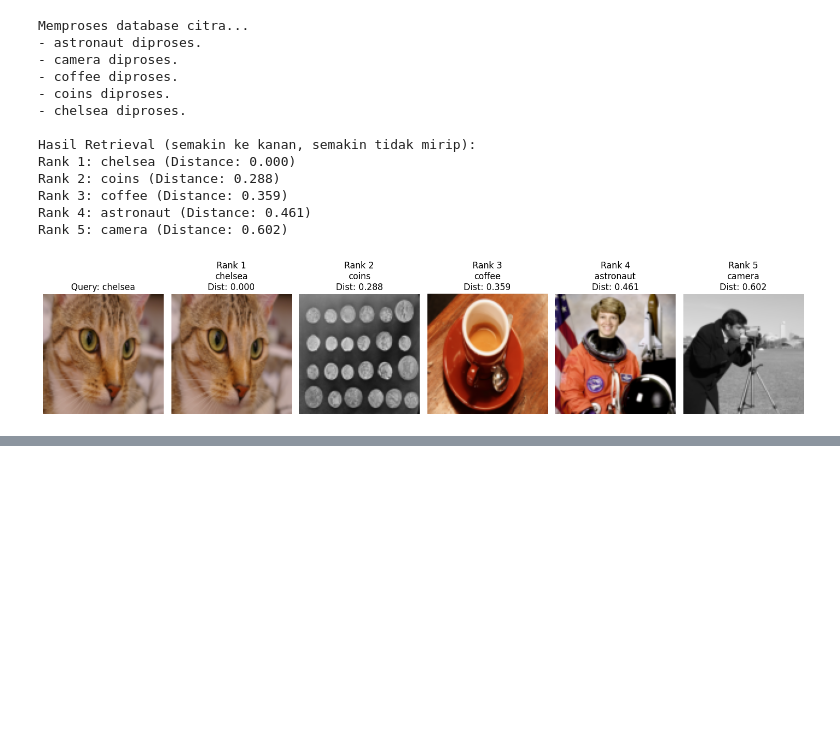
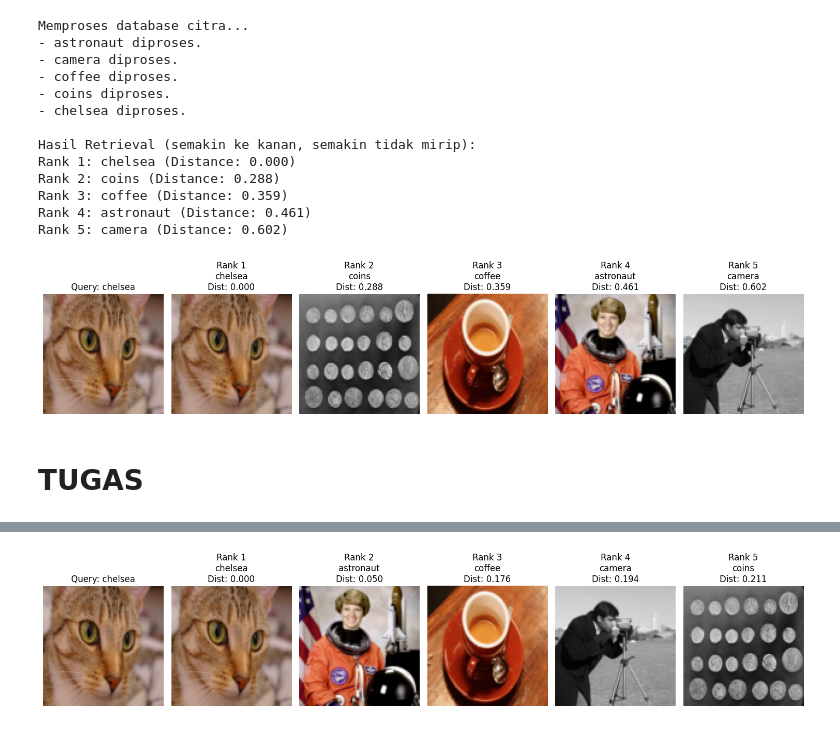
Before and after one commit to DanuAlamsyah/Pengolahan-Citra, a Jupyter notebook: Tugas5.ipynb, the cells around one changed output, grey strips where cells are left out. Cells and saved outputs as stored; diff of their text form; code cells hidden in the pictures; blank space fills up the shorter version.

```diff
--- a/Tugas5.ipynb
+++ b/Tugas5.ipynb
@@ -342,3 +341,75 @@ Rank 3: coffee (Distance: 0.359)
 Rank 4: astronaut (Distance: 0.461)
 Rank 5: camera (Distance: 0.602)
 [figure]
+# %% [markdown]
+# TUGAS
+# %%
+import numpy as np
+import matplotlib.pyplot as plt
+from skimage import data, io, color, transform, img_as_float
+from scipy.spatial import distance
+
+#fungsi hitung rata-rata warna RGB
+def calculate_mean_rgb(image):
+    #image dalam float [0,1]
+    if image.dtype != np.float32 and image.dtype != np.float64:
+        image = img_as_float(image)
+    mean_r = np.mean(image[:, :, 0])
+    mean_g = np.mean(image[:, :, 1])
+    mean_b = np.mean(image[:, :, 2])
+    return np.array([mean_r, mean_g, mean_b])
+
+#1.siapkan 'database' citra kecil dan citra query
+image_db_names = ["astronaut", "camera", "coffee", "coins", "chelsea"]
+database_images = []
+database_features = []
+
+print("Memproses database citra...")
+for name in image_db_names:
+    try:
+        img = getattr(data, name)()
+        #semua citra RGB
+        if img.ndim == 2:
+            img = color.gray2rgb(img)
+        img_resized = transform.resize(img, (100, 100), anti_aliasing=True)
+        database_images.append(img_resized)
+        feature_vector = calculate_mean_rgb(img_resized)
+        database_features.append(feature_vector)
+        print(f"- {name} diproses.")
+    except Exception as e:
+        print(f"Error memproses {name}: {e}")
+
+#pilih satu citra sebagai query
+query_image_name = "chelsea"
+query_index = image_db_names.index(query_image_name)
+query_image = database_images[query_index]
+query_feature = database_features[query_index]
+
+#2.hitung jarak Euclidean antara query dan semua citra
+distances = []
+for i, feat in enumerate(database_features):
+    dist = distance.euclidean(query_feature, feat)
+    distances.append(dist)
+
+#3.urutkan citra berdasarkan kemiripan (jarak kecil = lebih mirip)
+sorted_indices = np.argsort(distances)
+
+#4.tampilkan hasil
+num_results_to_show = len(database_images)
+fig, axes = plt.subplots(1, num_results_to_show + 1, figsize=(15, 3))
+
+axes[0].imshow(query_image)
+axes[0].set_title(f"Query: {query_image_name}")
+axes[0].axis('off')
+
+print("\nHasil Retrieval (semakin ke kanan, semakin tidak mirip):")
+for i, idx in enumerate(sorted_indices):
+    ax = axes[i + 1]
+    ax.imshow(database_images[idx])
+    ax.set_title(f"Rank {i+1}\n{image_db_names[idx]}\nDist: {distances[idx]:.3f}")
+    ax.axis('off')
+    print(f"Rank {i+1}: {image_db_names[idx]} (Distance: {distances[idx]:.3f})")
+
+plt.tight_layout()
+plt.show()
+# %% [output]
@@ -344,0 +429 @@ Rank 5: camera (Distance: 0.602)
+[figure, added]
```
Also changed, not shown: parts of 6 cells of this notebook.
